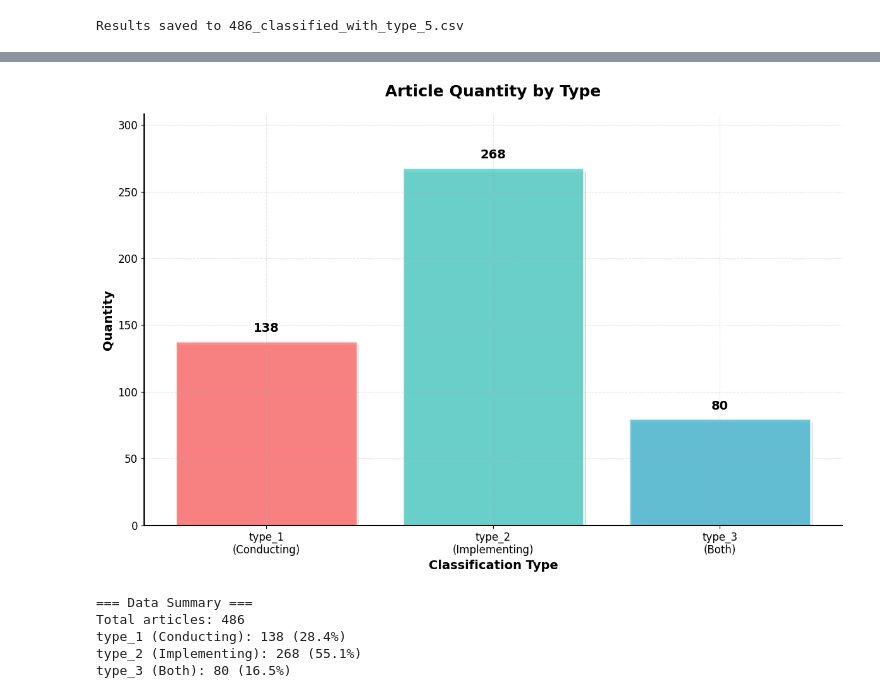
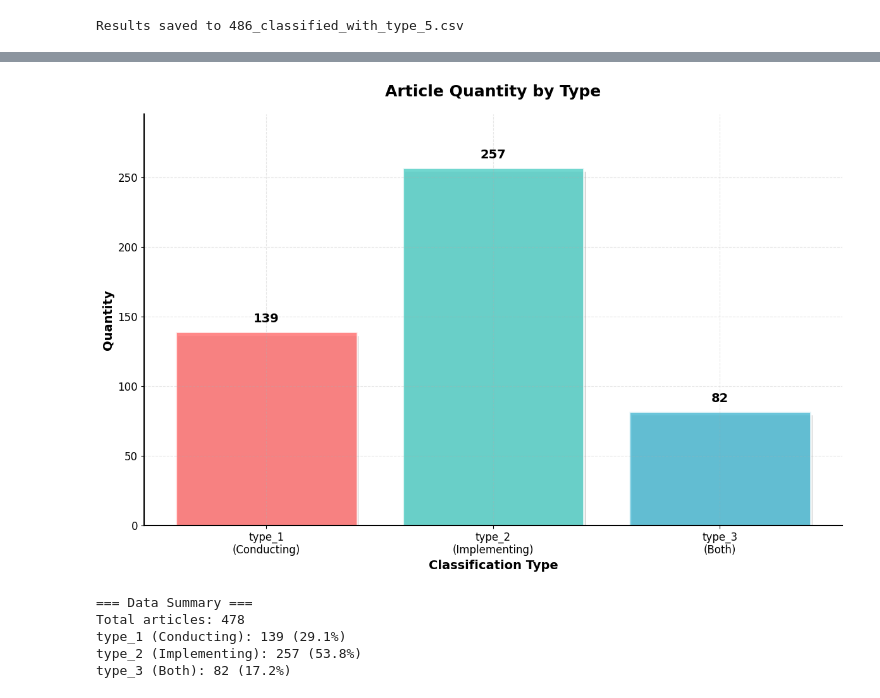
Before and after one commit to NoaTal1996/Barriers-and-Suggested-Solutions-to-Nursing-Participation-in-Research-A-Systematic-Review, a Jupyter notebook: Code/Extracting_data_3/classified_implementing_conducting_1.ipynb, the cells around one changed output, grey strips where cells are left out. Saved outputs shown, nothing was run; the diff lists cells and outputs as text; code cells hidden in the pictures.

```diff
--- a/Code/Extracting_data_3/classified_implementing_conducting_1.ipynb
+++ b/Code/Extracting_data_3/classified_implementing_conducting_1.ipynb
@@ -156,7 +192,7 @@ import numpy as np
 
 # Data from the table
 categories = ['type_1\n(Conducting)', 'type_2\n(Implementing)', 'type_3\n(Both)']
-values = [138, 268, 80]
+values = [139, 257, 82]
 
 # Create the chart
 plt.figure(figsize=(12, 8))
@@ -187,36 +223,36 @@ plt.xticks(fontsize=12)
 plt.yticks(fontsize=12)
 
 # Add frame to the chart
 ax = plt.gca()
 ax.spines['top'].set_visible(False)
 ax.spines['right'].set_visible(False)
 ax.spines['left'].set_linewidth(1.5)
 ax.spines['bottom'].set_linewidth(1.5)
 
 # Add shadow to bars
 for i, bar in enumerate(bars):
     # Create shadow
     shadow = plt.Rectangle((bar.get_x() + 0.01, bar.get_y() - 3),
                           bar.get_width(), bar.get_height(),
                           facecolor='gray', alpha=0.3, zorder=0)
     ax.add_patch(shadow)
 
 # Adjust layout
 plt.tight_layout()
 
 # Display the chart
 plt.show()
 
 # Print data summary
 print("=== Data Summary ===")
 print(f"Total articles: {sum(values)}")
 print(f"type_1 (Conducting): {values[0]} ({values[0]/sum(values)*100:.1f}%)")
 print(f"type_2 (Implementing): {values[1]} ({values[1]/sum(values)*100:.1f}%)")
 print(f"type_3 (Both): {values[2]} ({values[2]/sum(values)*100:.1f}%)")
 # %% [output]
-[figure, old version]
+[figure, new version]
 === Data Summary ===
-Total articles: 486
-type_1 (Conducting): 138 (28.4%)
-type_2 (Implementing): 268 (55.1%)
-type_3 (Both): 80 (16.5%)
+Total articles: 478
+type_1 (Conducting): 139 (29.1%)
+type_2 (Implementing): 257 (53.8%)
+type_3 (Both): 82 (17.2%)
```
Also changed, not shown: parts of 7 cells of this notebook.
